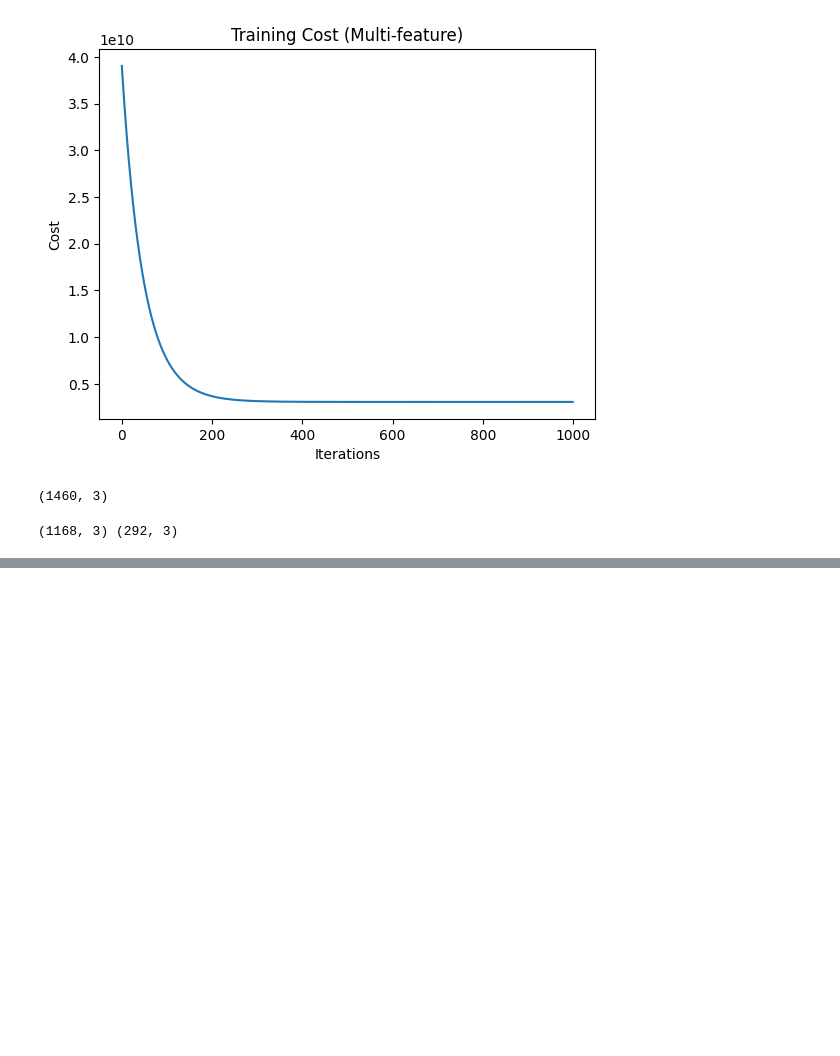
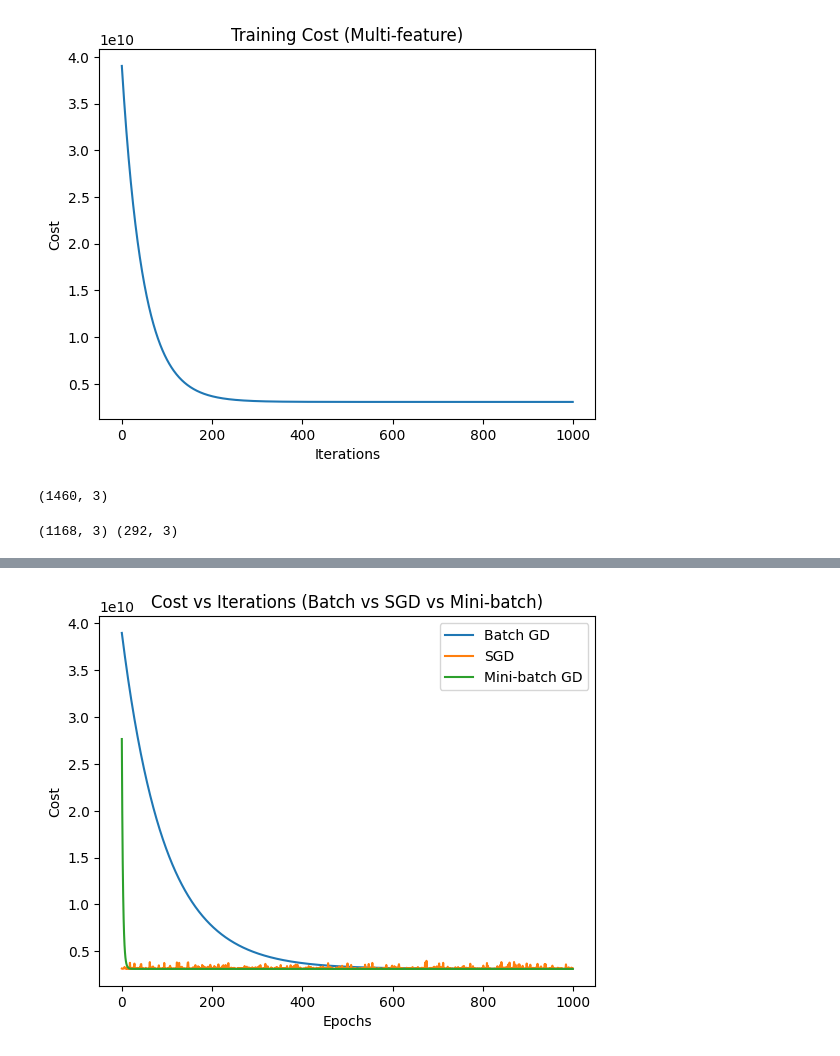
Before and after one commit to Ansh-Ice/ML-From-Scratch, a Jupyter notebook: Linear-Regression/code.ipynb, the cells around one changed output, grey strips where cells are left out. Cells and saved outputs as stored; diff of their text form; code cells hidden in the pictures; blank space fills up the shorter version.

```diff
--- a/Linear-Regression/code.ipynb
+++ b/Linear-Regression/code.ipynb
@@ -58,8 +58,8 @@ y = data["SalePrice"]
 # %%
 import numpy as np
 
-# X = X.values
-# y = y.values
+X = X.values
+y = y.values
 
 print(X.shape)
 print(y.shape)
@@ -332,0 +474,89 @@ R2 Score: 0.5659609530292624
+# %%
+import numpy as np
+import matplotlib.pyplot as plt
+
+# ---------- BATCH GD ----------
+w = np.zeros(X_train.shape[1])
+b = 0
+batch_costs = []
+
+for i in range(epochs):
+    y_pred = predict(X_train, w, b)
+    error = y_pred - y_train
+
+    dw = (1/len(y_train)) * np.dot(X_train.T, error)
+    db = (1/len(y_train)) * np.sum(error)
+
+    w -= learning_rate * dw
+    b -= learning_rate * db
+
+    cost = compute_cost(y_train, predict(X_train, w, b))
+    batch_costs.append(cost)
+
+
+# ---------- SGD ----------
+w = np.zeros(X_train.shape[1])
+b = 0
+sgd_costs = []
+
+for i in range(epochs):
+    indices = np.random.permutation(len(X_train))
+
+    for j in indices:
+        x_j = X_train[j].reshape(1, -1)
+        y_j = y_train[j]
+
+        y_pred = predict(x_j, w, b)
+        error = y_pred - y_j
+
+        dw = x_j.T * error
+        db = error
+
+        w -= learning_rate * dw.flatten()
+        b -= learning_rate * db
+
+    cost = compute_cost(y_train, predict(X_train, w, b))
+    sgd_costs.append(cost)
+
+
+# ---------- MINI-BATCH ----------
+w = np.zeros(X_train.shape[1])
+b = 0
+mini_costs = []
+
+batch_size = 32
+
+for i in range(epochs):
+    indices = np.random.permutation(len(X_train))
+    X_shuffled = X_train[indices]
+    y_shuffled = y_train[indices]
+
+    for j in range(0, len(X_train), batch_size):
+        X_batch = X_shuffled[j:j+batch_size]
+        y_batch = y_shuffled[j:j+batch_size]
+
+        y_pred = predict(X_batch, w, b)
+        error = y_pred - y_batch
+
+        dw = (1/len(y_batch)) * np.dot(X_batch.T, error)
+        db = (1/len(y_batch)) * np.sum(error)
+
+        w -= learning_rate * dw
+        b -= learning_rate * db
+
+    cost = compute_cost(y_train, predict(X_train, w, b))
+    mini_costs.append(cost)
+
+
+# ---------- PLOT ----------
+plt.plot(batch_costs, label="Batch GD")
+plt.plot(sgd_costs, label="SGD")
+plt.plot(mini_costs, label="Mini-batch GD")
+
+plt.xlabel("Epochs")
+plt.ylabel("Cost")
+plt.title("Cost vs Iterations (Batch vs SGD vs Mini-batch)")
+plt.legend()
+plt.show()
+# %% [output]
+[figure, added]
```
Also changed, not shown: parts of 20 cells of this notebook.
